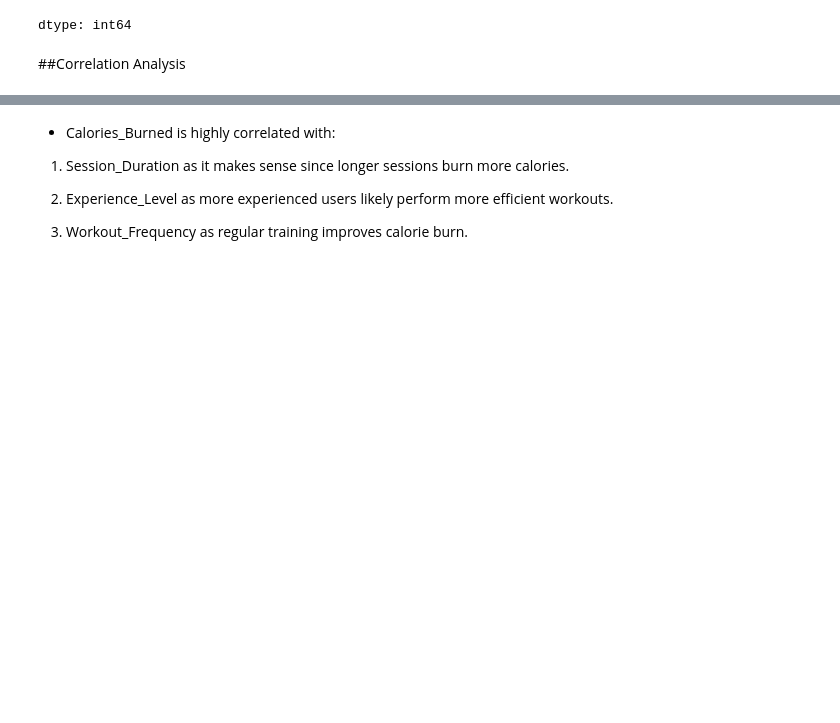
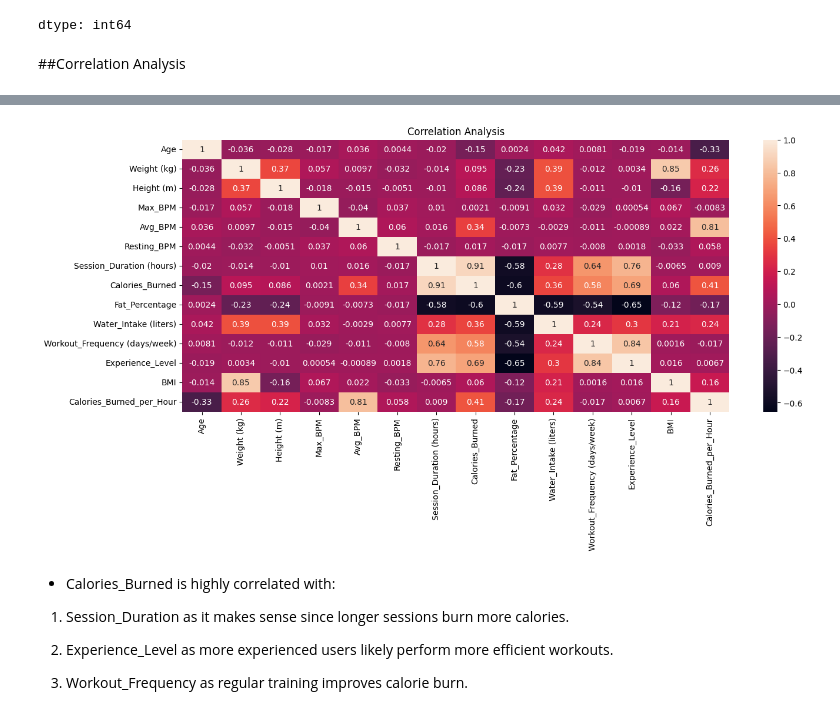
Before and after one commit to meetgoel/ML-Projects, a Jupyter notebook: data-analysis/Data_Analysis_on_Gym_Dataset.ipynb, the cells around one changed output, grey strips where cells are left out. Drawn from its saved outputs; the diff is of its cells as text; code cells hidden in the pictures; blank space fills up the shorter version.

```diff
--- a/data-analysis/Data_Analysis_on_Gym_Dataset.ipynb
+++ b/data-analysis/Data_Analysis_on_Gym_Dataset.ipynb
@@ -106,11 +107,8 @@ dtype: int64
 ##Correlation Analysis
 # %%
 df2 = df.select_dtypes(include=['int64','float64'])
-corr_matrix = df2.corr()
-fig = px.imshow(corr_matrix,
-                text_auto=True,
-                color_continuous_scale='RdBu_r',
-                title='Correlation Analysis')
-fig.update_layout(width=1300, height=1000)
-fig.show()
+plt.figure(figsize=(15,6))
+sns.heatmap(df2.corr(), annot=True)
+plt.title('Correlation Analysis')
+plt.show()
 # %% [output]
@@ -118,3 +115,4 @@ fig.show()
+[figure, added]
 # %% [markdown]
 * Calories_Burned is highly correlated with:
 
```
Also changed, not shown: parts of 10 cells of this notebook.
